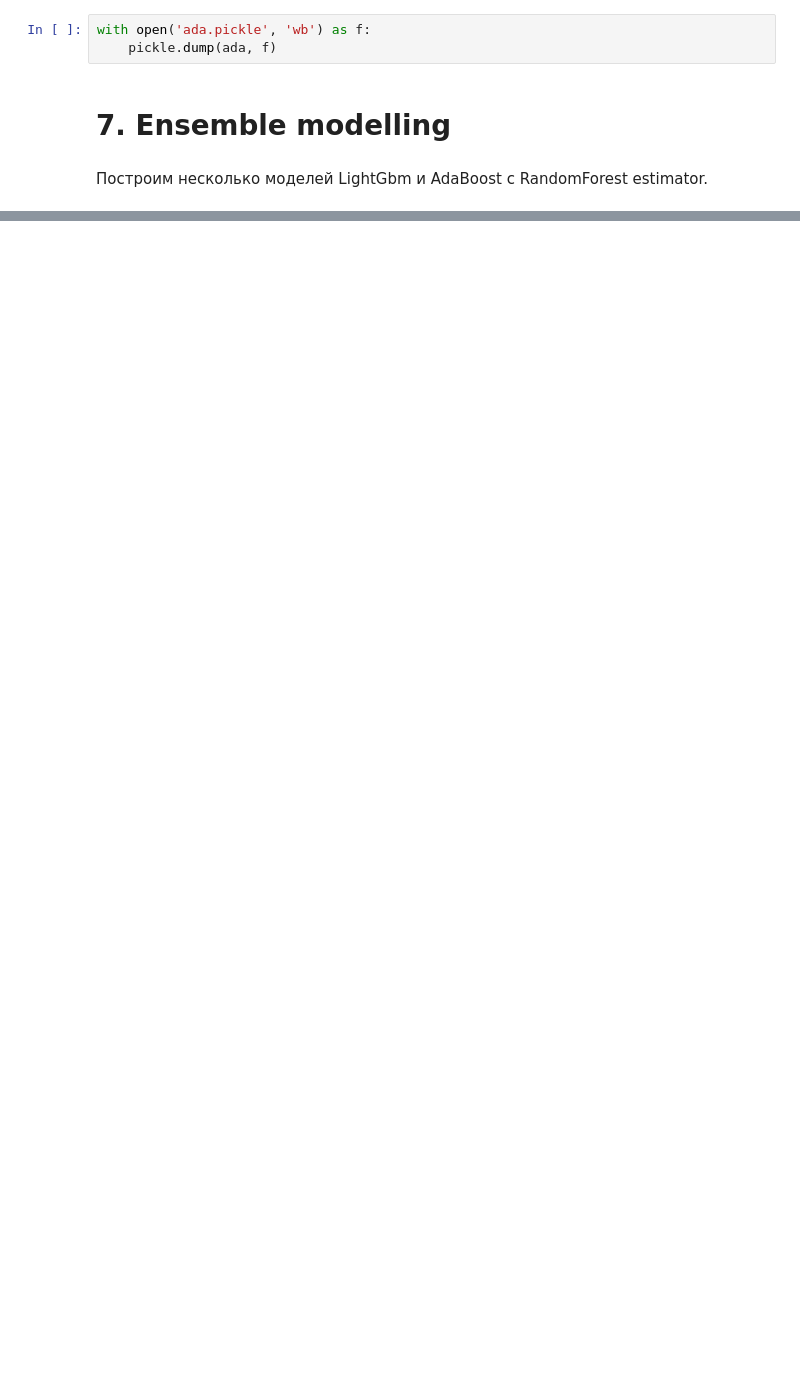
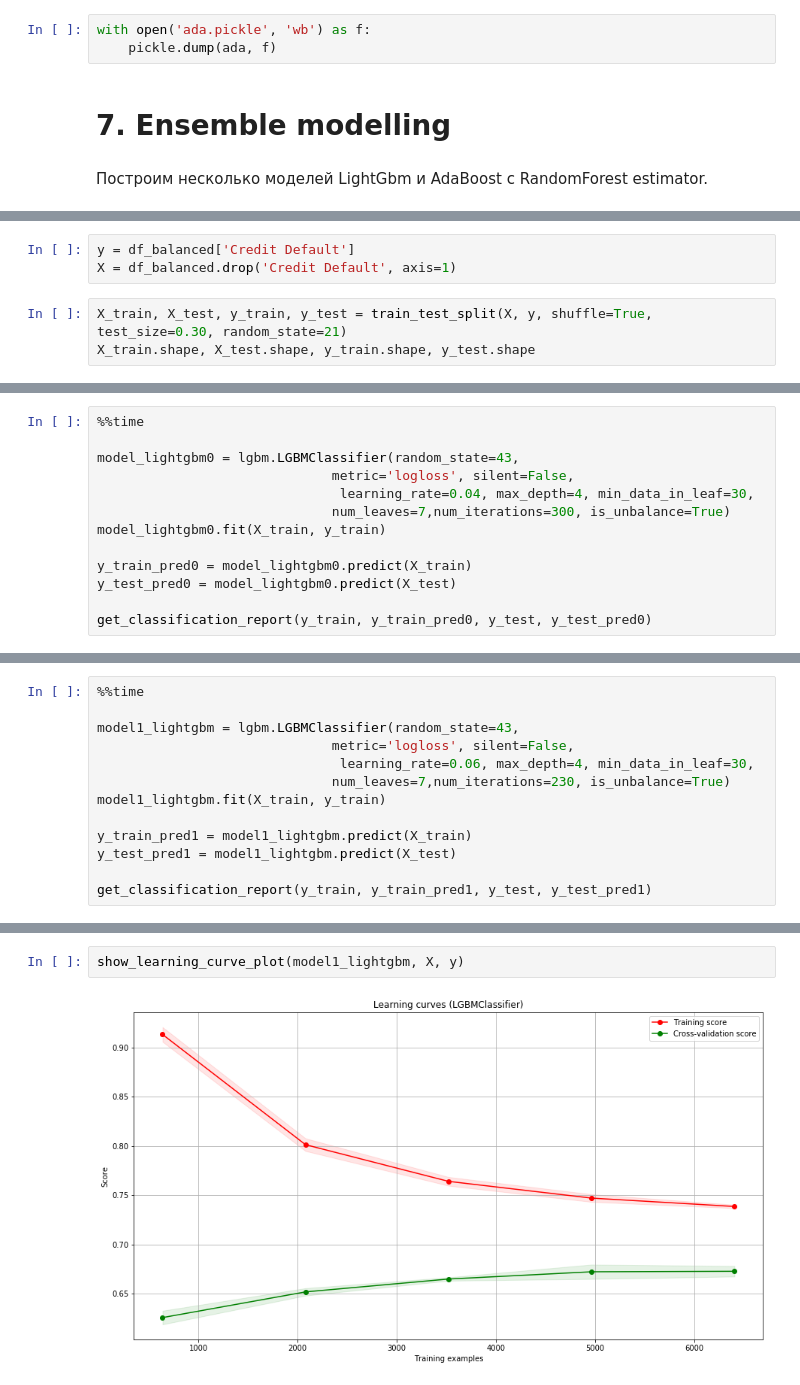
Before and after one commit to doksketch/to-give-or-not-to-give, a Jupyter notebook: credit_scoring.ipynb, the cells around one changed output, grey strips where cells are left out. Cells and saved outputs as stored; diff of their text form; blank space fills up the shorter version.

```diff
--- a/credit_scoring.ipynb
+++ b/credit_scoring.ipynb
@@ -1182,0 +1186,6 @@ with open('ada.pickle', 'wb') as f:
+# %%
+y = df_balanced['Credit Default']
+X = df_balanced.drop('Credit Default', axis=1)
+# %%
+X_train, X_test, y_train, y_test = train_test_split(X, y, shuffle=True, test_size=0.30, random_state=21)
+X_train.shape, X_test.shape, y_train.shape, y_test.shape
@@ -1182,0 +1217,13 @@ with open('ada.pickle', 'wb') as f:
+# %%
+%%time
+
+model_lightgbm0 = lgbm.LGBMClassifier(random_state=43,
+                              metric='logloss', silent=False,
+                               learning_rate=0.04, max_depth=4, min_data_in_leaf=30,
+                              num_leaves=7,num_iterations=300, is_unbalance=True)
+model_lightgbm0.fit(X_train, y_train)
+
+y_train_pred0 = model_lightgbm0.predict(X_train)
+y_test_pred0 = model_lightgbm0.predict(X_test)
+
+get_classification_report(y_train, y_train_pred0, y_test, y_test_pred0)
@@ -1182,0 +1250,13 @@ with open('ada.pickle', 'wb') as f:
+# %%
+%%time
+
+model1_lightgbm = lgbm.LGBMClassifier(random_state=43,
+                              metric='logloss', silent=False,
+                               learning_rate=0.06, max_depth=4, min_data_in_leaf=30,
+                              num_leaves=7,num_iterations=230, is_unbalance=True)
+model1_lightgbm.fit(X_train, y_train)
+
+y_train_pred1 = model1_lightgbm.predict(X_train)
+y_test_pred1 = model1_lightgbm.predict(X_test)
+
+get_classification_report(y_train, y_train_pred1, y_test, y_test_pred1)
@@ -1182,0 +1281,4 @@ with open('ada.pickle', 'wb') as f:
+# %%
+show_learning_curve_plot(model1_lightgbm, X, y)
+# %% [output]
+[figure, added]
```
Also changed, not shown: parts of 42 cells of this notebook.
